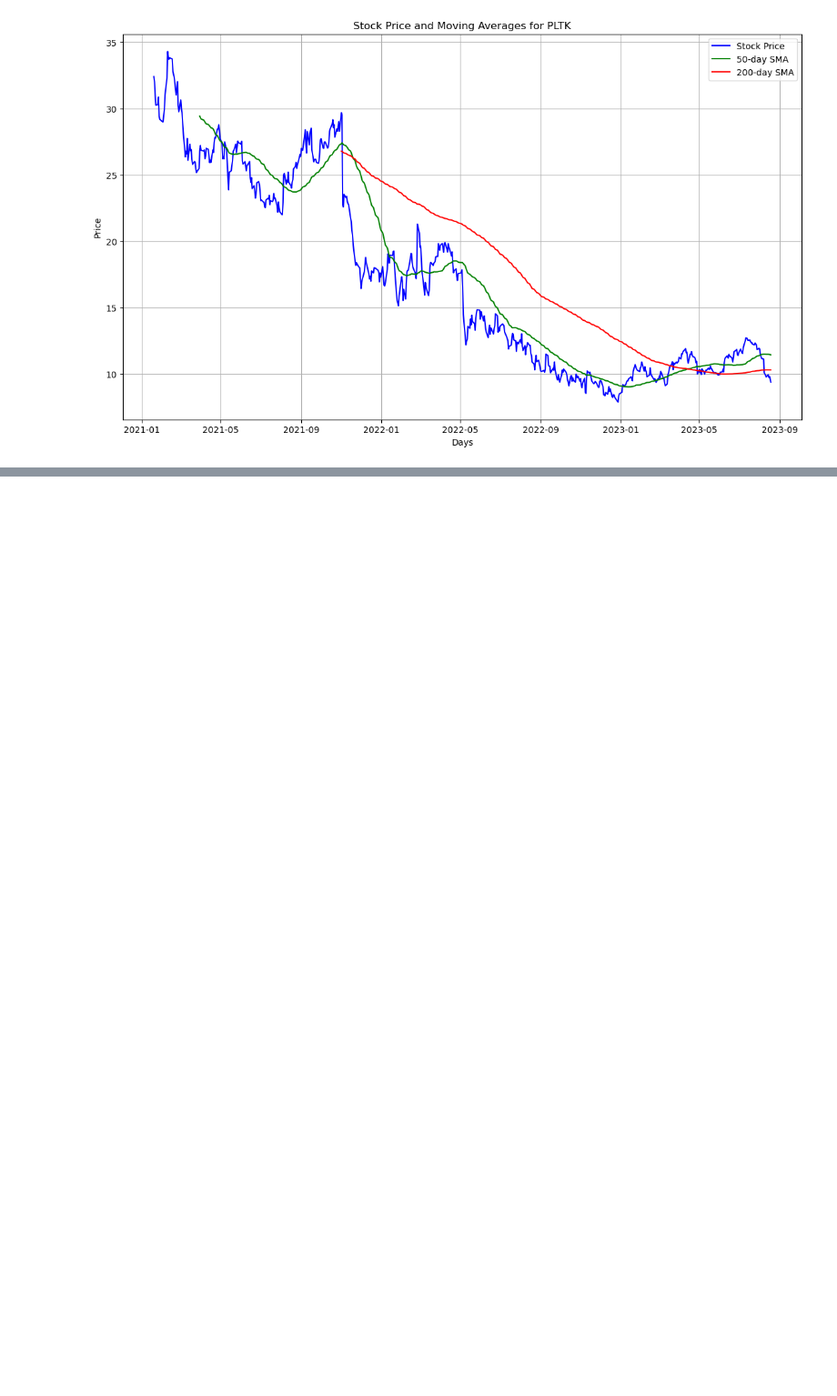
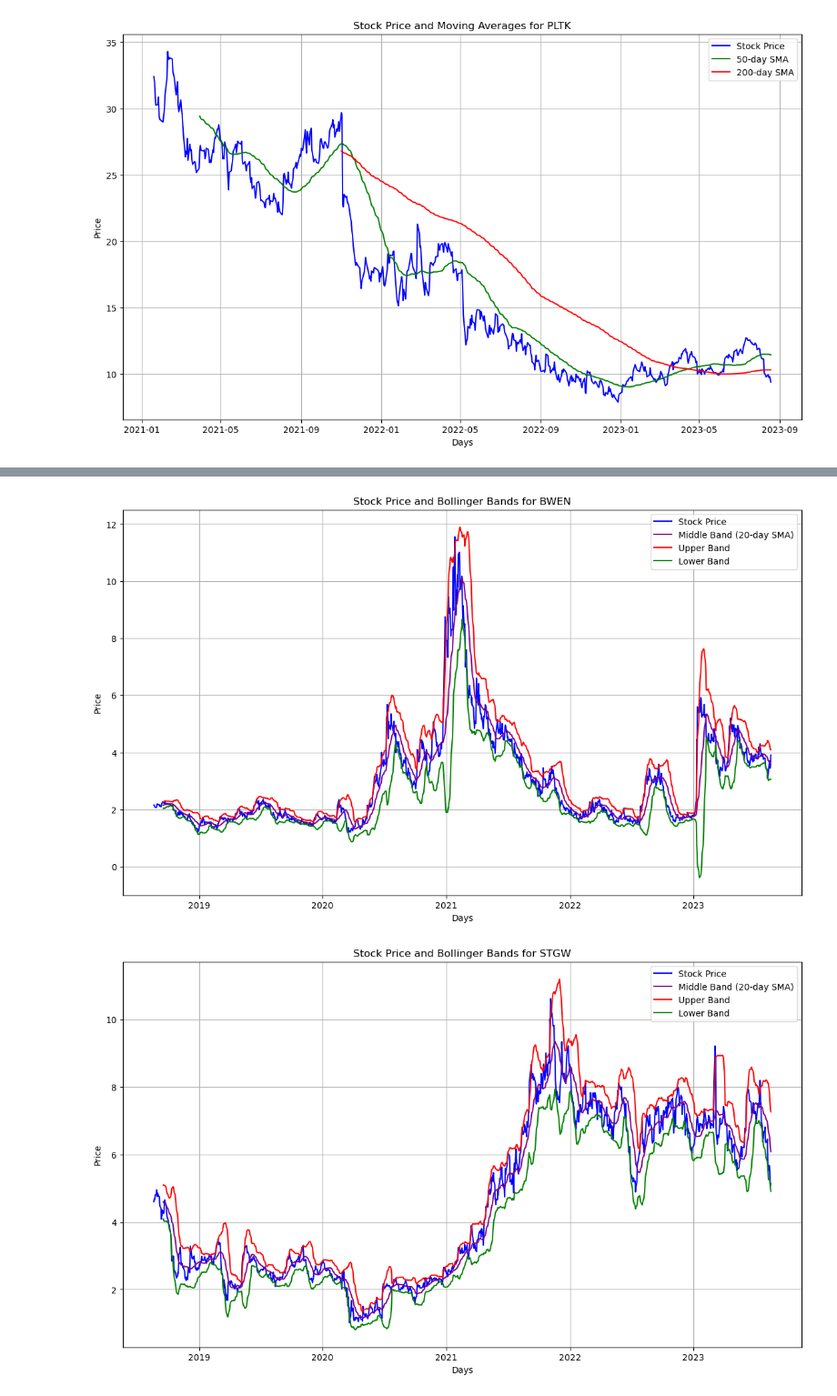
Before and after one commit to DiogoRibeiro7/Medium-Blog, a Jupyter notebook: stocks_under_10/stocks_under_10_example.ipynb, the cells around one changed output, grey strips where cells are left out. Shown at 91% size. Cells and saved outputs as stored; diff of their text form; code cells hidden in the pictures; blank space fills up the shorter version.

Commit message:
feat: bollinger bands

```diff
--- a/stocks_under_10/stocks_under_10_example.ipynb
+++ b/stocks_under_10/stocks_under_10_example.ipynb
@@ -234,0 +298,35 @@ def plots_momentum_indicators(stock_data, ticker):
+# %%
+df = pd.DataFrame()
+for ticker in tickers:
+    df_temp = stock_data[stock_data["Ticker"]==ticker]
+    df_temp = calculate_bollinger_bands(df_temp)
+    df = df.append(df_temp)
+
+stock_data = df
+# %%
+def bollinger_band(stock_data, ticker):
+
+    # Plotting
+    plt.figure(figsize=(14, 8))
+
+    # Plot stock prices
+    plt.plot(stock_data['Close'], label='Stock Price', color='blue')
+
+    # Plot Bollinger Bands
+    plt.plot(stock_data['Middle_Band'], label='Middle Band (20-day SMA)', color='purple')
+    plt.plot(stock_data['Upper_Band'], label='Upper Band', color='red')
+    plt.plot(stock_data['Lower_Band'], label='Lower Band', color='green')
+
+    plt.title(f'Stock Price and Bollinger Bands for {ticker}')
+    plt.xlabel('Days')
+    plt.ylabel('Price')
+    plt.legend()
+    plt.grid(True)
+    plt.show()
+# %%
+for ticker in tickers:
+    df_temp = stock_data[stock_data["Ticker"]==ticker]
+    bollinger_band(df_temp, ticker)
+# %% [output]
+[figure, added]
+[figure, added]
```
Also changed, not shown: parts of 5 cells of this notebook.
